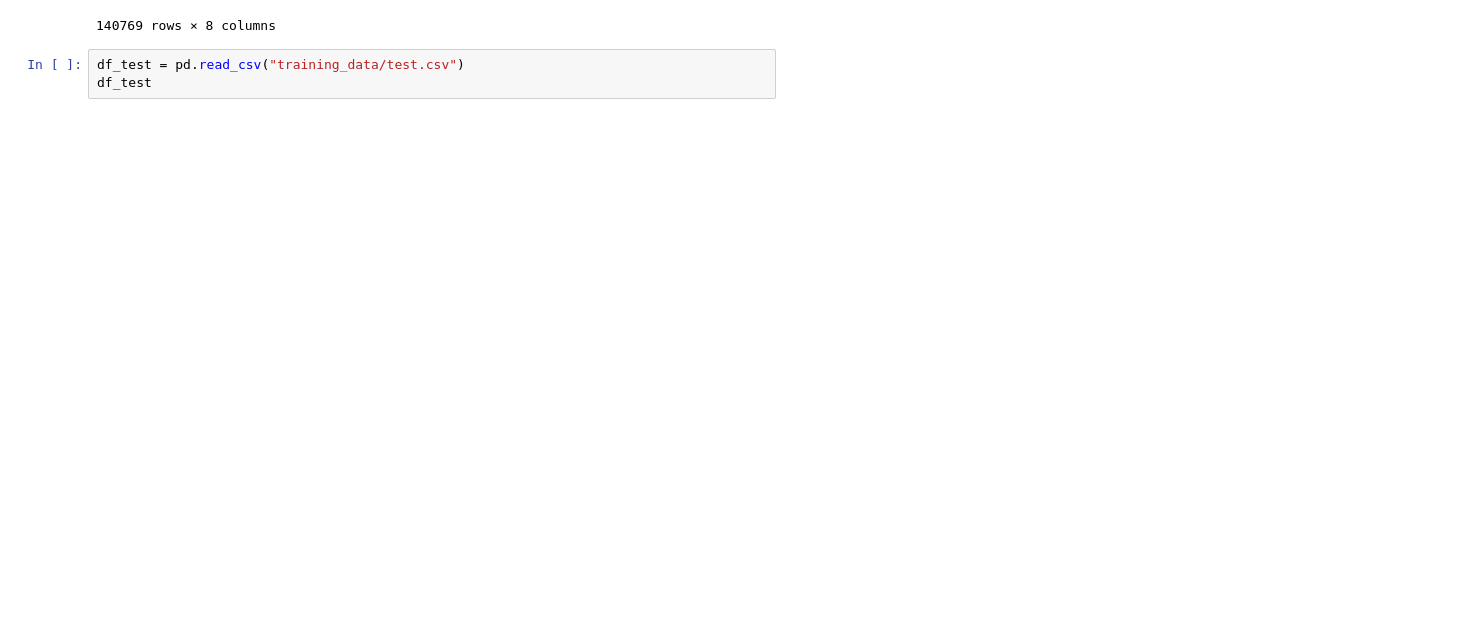
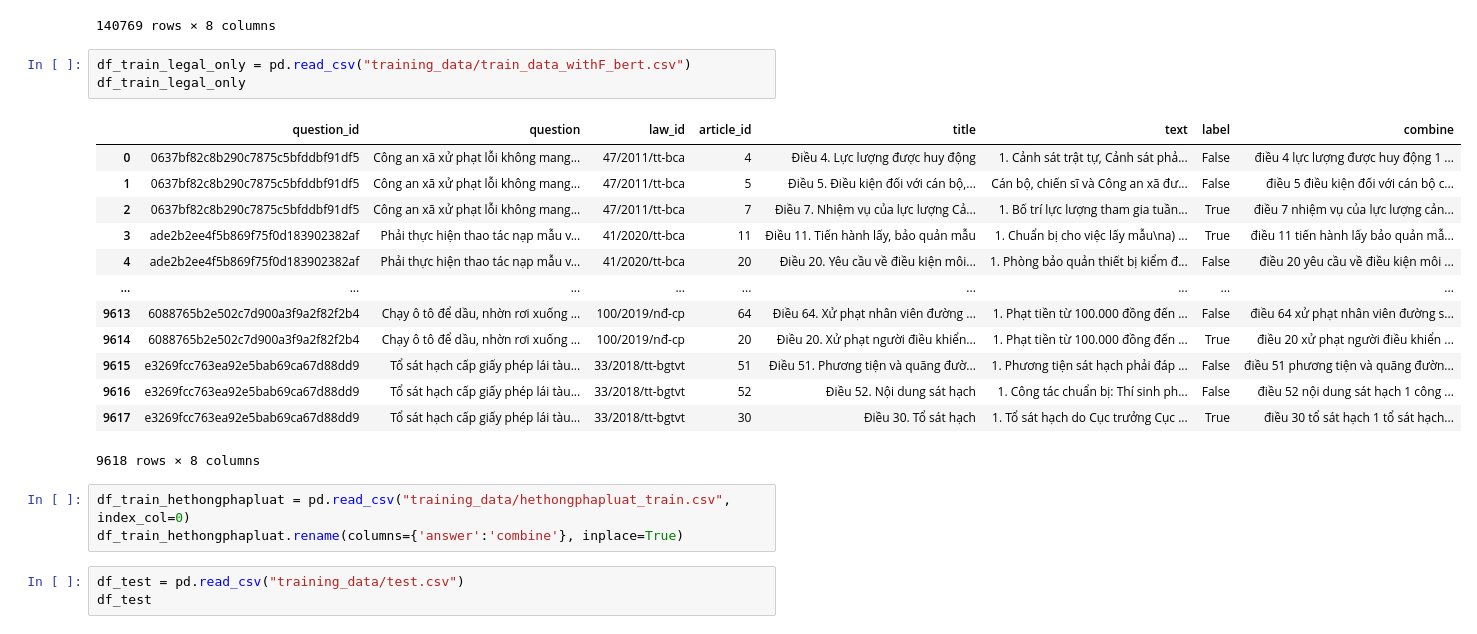
Before and after one commit to trongthanht3/vbpl_crawler, a Jupyter notebook: TrainingData.ipynb, the cells around one changed output. Cells and saved outputs as stored; diff of their text form; blank space fills up the shorter version.

Commit message:
refactor: update Training data

```diff
--- a/TrainingData.ipynb
+++ b/TrainingData.ipynb
@@ -17,6 +17,26 @@ df_train
 | 140767 | 7e9a91a8b157ead81059304ae538cc04 | Thời gian xét tha tù trước thời h... | 41/2019/qh14 | 57 | Điều 57. Thời điểm xét tha tù trư... | Việc xét tha tù trước thời hạn có... | True | thời điểm xét tha tù trước thời h... |
 | 140768 | 915c522bf6ffe2d21e4bf9f4110c8596 | Chế độ BHYT cho con bệnh binh MSL... | 41/2014/ttlt-byt-btc | 13 | Điều 13. Thanh toán bảo hiểm y tế... | 1. Thanh toán chi phí vận chuyển ... | False | thanh toán bảo hiểm y tế trong mộ... |
 140769 rows × 8 columns
+# %%
+df_train_legal_only = pd.read_csv("training_data/train_data_withF_bert.csv")
+df_train_legal_only
+# %% [output]
+|  | question_id | question | law_id | article_id | title | text | label | combine |
+| 0 | 0637bf82c8b290c7875c5bfddbf91df5 | Công an xã xử phạt lỗi không mang... | 47/2011/tt-bca | 4 | Điều 4. Lực lượng được huy động | 1. Cảnh sát trật tự, Cảnh sát phả... | False | điều 4 lực lượng được huy động 1 ... |
+| 1 | 0637bf82c8b290c7875c5bfddbf91df5 | Công an xã xử phạt lỗi không mang... | 47/2011/tt-bca | 5 | Điều 5. Điều kiện đối với cán bộ,... | Cán bộ, chiến sĩ và Công an xã đư... | False | điều 5 điều kiện đối với cán bộ c... |
+| 2 | 0637bf82c8b290c7875c5bfddbf91df5 | Công an xã xử phạt lỗi không mang... | 47/2011/tt-bca | 7 | Điều 7. Nhiệm vụ của lực lượng Cả... | 1. Bố trí lực lượng tham gia tuần... | True | điều 7 nhiệm vụ của lực lượng cản... |
+| 3 | ade2b2ee4f5b869f75f0d183902382af | Phải thực hiện thao tác nạp mẫu v... | 41/2020/tt-bca | 11 | Điều 11. Tiến hành lấy, bảo quản mẫu | 1. Chuẩn bị cho việc lấy mẫu\na) ... | True | điều 11 tiến hành lấy bảo quản mẫ... |
+| 4 | ade2b2ee4f5b869f75f0d183902382af | Phải thực hiện thao tác nạp mẫu v... | 41/2020/tt-bca | 20 | Điều 20. Yêu cầu về điều kiện môi... | 1. Phòng bảo quản thiết bị kiểm đ... | False | điều 20 yêu cầu về điều kiện môi ... |
+| ... | ... | ... | ... | ... | ... | ... | ... | ... |
+| 9613 | 6088765b2e502c7d900a3f9a2f82f2b4 | Chạy ô tô để dầu, nhờn rơi xuống ... | 100/2019/nđ-cp | 64 | Điều 64. Xử phạt nhân viên đường ... | 1. Phạt tiền từ 100.000 đồng đến ... | False | điều 64 xử phạt nhân viên đường s... |
+| 9614 | 6088765b2e502c7d900a3f9a2f82f2b4 | Chạy ô tô để dầu, nhờn rơi xuống ... | 100/2019/nđ-cp | 20 | Điều 20. Xử phạt người điều khiển... | 1. Phạt tiền từ 100.000 đồng đến ... | True | điều 20 xử phạt người điều khiển ... |
+| 9615 | e3269fcc763ea92e5bab69ca67d88dd9 | Tổ sát hạch cấp giấy phép lái tàu... | 33/2018/tt-bgtvt | 51 | Điều 51. Phương tiện và quãng đườ... | 1. Phương tiện sát hạch phải đáp ... | False | điều 51 phương tiện và quãng đườn... |
+| 9616 | e3269fcc763ea92e5bab69ca67d88dd9 | Tổ sát hạch cấp giấy phép lái tàu... | 33/2018/tt-bgtvt | 52 | Điều 52. Nội dung sát hạch | 1. Công tác chuẩn bị: Thí sinh ph... | False | điều 52 nội dung sát hạch 1 công ... |
+| 9617 | e3269fcc763ea92e5bab69ca67d88dd9 | Tổ sát hạch cấp giấy phép lái tàu... | 33/2018/tt-bgtvt | 30 | Điều 30. Tổ sát hạch | 1. Tổ sát hạch do Cục trưởng Cục ... | True | điều 30 tổ sát hạch 1 tổ sát hạch... |
+9618 rows × 8 columns
+# %%
+df_train_hethongphapluat = pd.read_csv("training_data/hethongphapluat_train.csv", index_col=0)
+df_train_hethongphapluat.rename(columns={'answer':'combine'}, inplace=True)
 # %%
 df_test = pd.read_csv("training_data/test.csv")
 df_test
```
Also changed, not shown: parts of 18 cells of this notebook.
